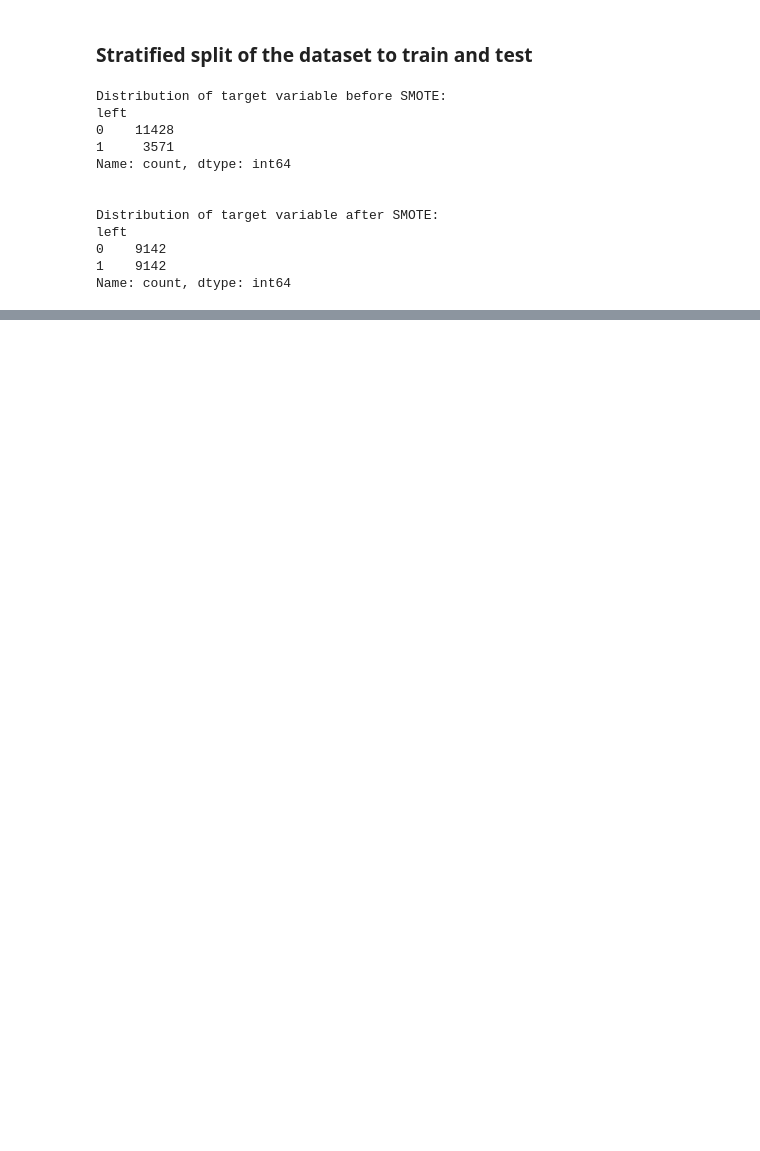
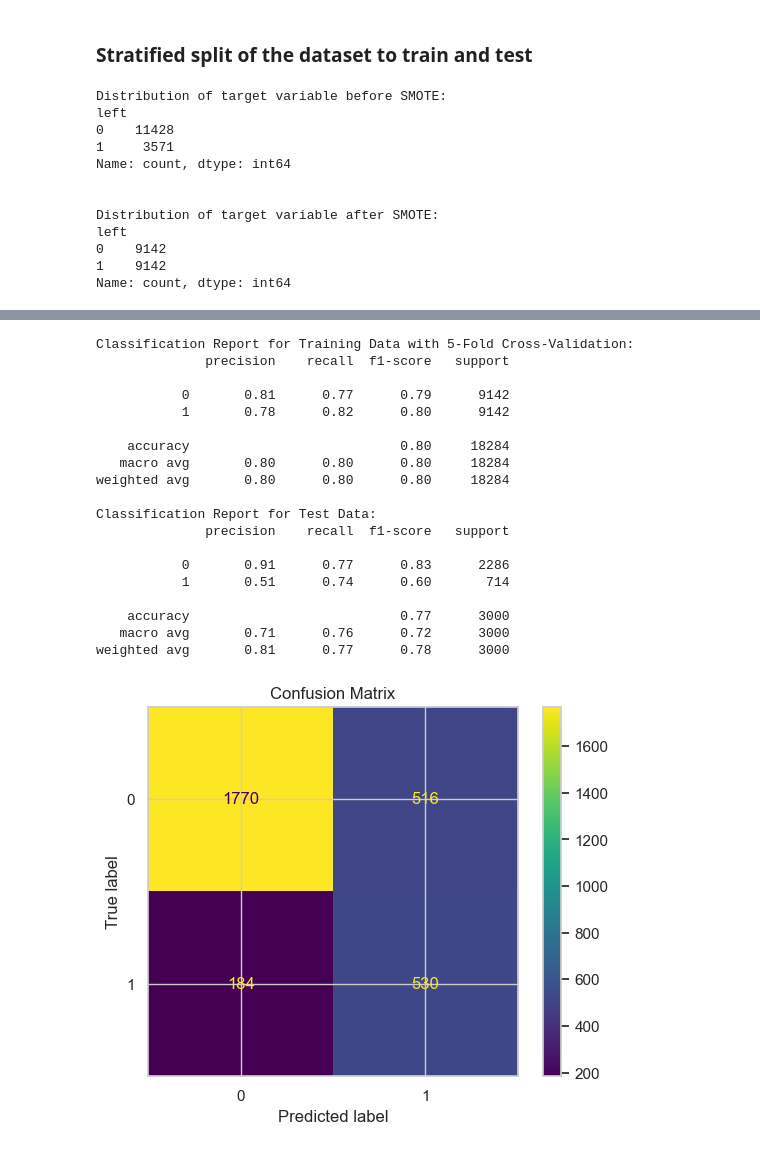
Before and after one commit to karmenatwork/4_CB_employees_turnover, a Jupyter notebook: main.ipynb, the cells around one changed output, grey strips where cells are left out. Cells and saved outputs as stored; diff of their text form; code cells hidden in the pictures; blank space fills up the shorter version.

Commit message:
5. Perform 5-fold cross-validation model training and evaluate performance
Train a Logistic Regression model

```diff
--- a/main.ipynb
+++ b/main.ipynb
@@ -493,5 +523,5 @@ Name: count, dtype: int64
 # %%
 # Standardize the features
 scaler = StandardScaler()
-X_res_scaled = scaler.fit_transform(X_train_res)
+X_train_res_scaled = scaler.fit_transform(X_train_res)
 X_test_scaled = scaler.transform(X_test)
@@ -497,0 +539,49 @@ X_test_scaled = scaler.transform(X_test)
+# %%
+# Initialize a Logistic Regression model and apply 5-fold cross-validation
+log_reg = LogisticRegression(max_iter=10000, random_state=123)
+y_train_pred = cross_val_predict(log_reg, X_train_res_scaled, y_train_res, cv=5)
+# %%
+from sklearn.metrics import classification_report
+from sklearn.metrics import confusion_matrix, ConfusionMatrixDisplay
+
+# Plot the classification report
+print("Classification Report for Training Data with 5-Fold Cross-Validation:")
+print(classification_report(y_train_res, y_train_pred))
+
+# Fit the model on the whole training data
+log_reg.fit(X_train_res_scaled, y_train_res)
+
+# Predict on the test data
+y_test_pred = log_reg.predict(X_test_scaled)
+
+# Print the classification report for test data
+print("Classification Report for Test Data:")
+print(classification_report(y_test, y_test_pred))
+
+cm = confusion_matrix(y_test, y_test_pred,  labels=log_reg.classes_)
+disp = ConfusionMatrixDisplay(confusion_matrix=cm,
+                              display_labels=log_reg.classes_)
+disp.plot()
+plt.title('Confusion Matrix')
+plt.show()
+# %% [output]
+Classification Report for Training Data with 5-Fold Cross-Validation:
+              precision    recall  f1-score   support
+
+           0       0.81      0.77      0.79      9142
+           1       0.78      0.82      0.80      9142
+
+    accuracy                           0.80     18284
+   macro avg       0.80      0.80      0.80     18284
+weighted avg       0.80      0.80      0.80     18284
+
+Classification Report for Test Data:
+              precision    recall  f1-score   support
+
+           0       0.91      0.77      0.83      2286
+           1       0.51      0.74      0.60       714
+
+    accuracy                           0.77      3000
+   macro avg       0.71      0.76      0.72      3000
+weighted avg       0.81      0.77      0.78      3000
+[figure, added]
```
Also changed, not shown: parts of 9 cells of this notebook.
